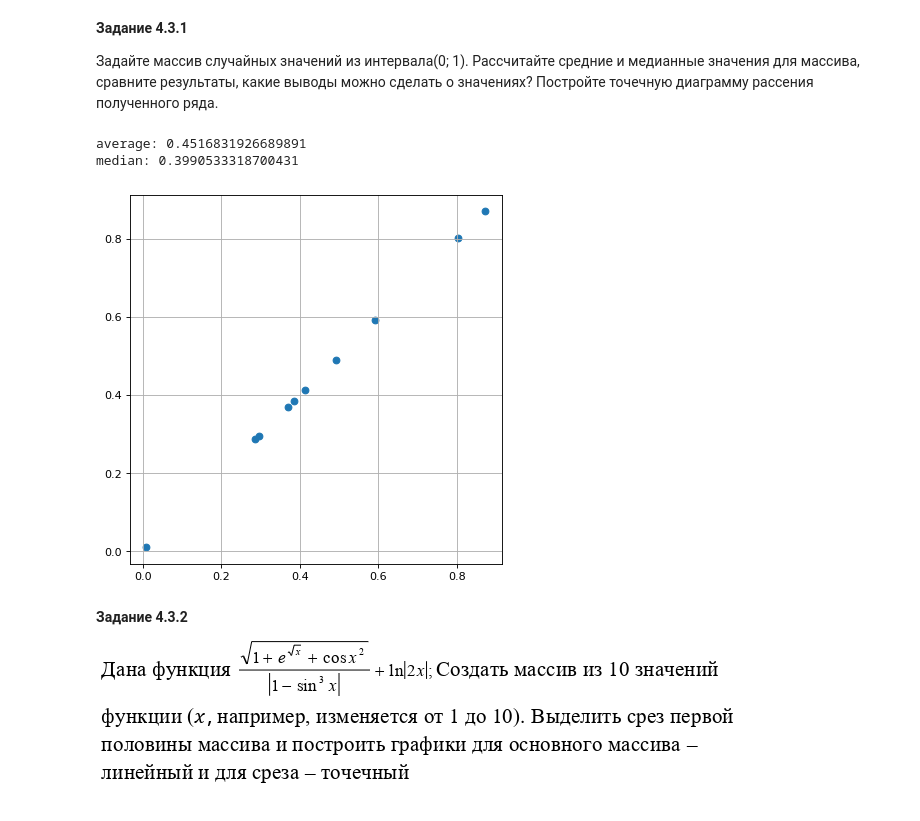
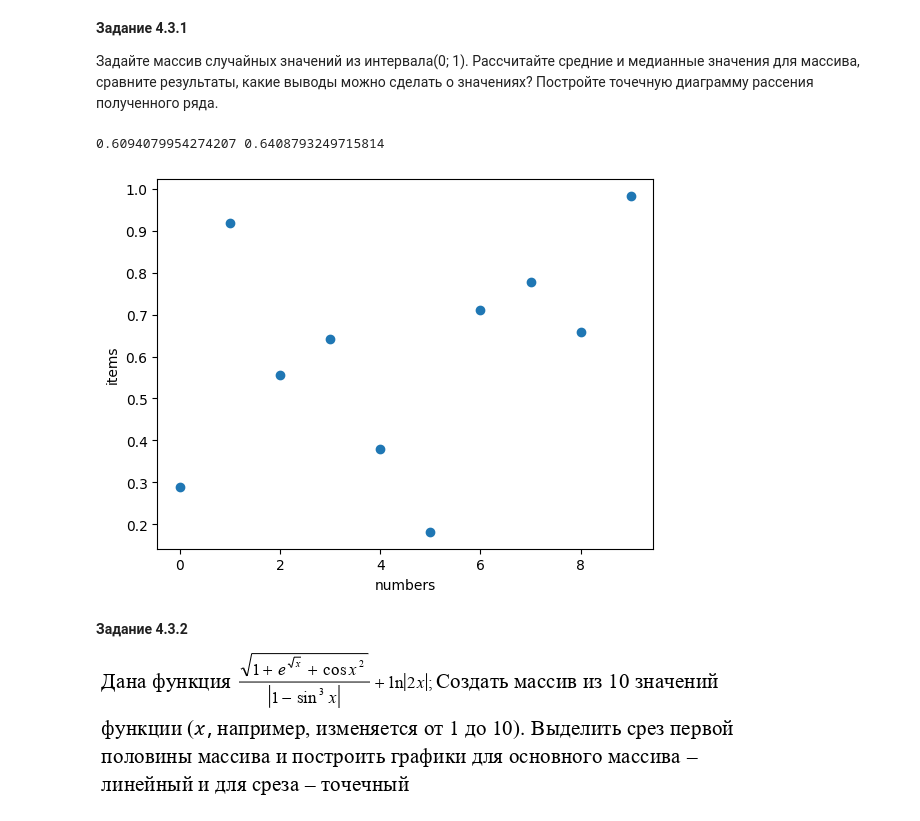
Before and after one commit to BigSekas/WB_mirea, a Jupyter notebook: Workbook1_Mironov_D.ipynb, the cells around one changed output. Drawn from its saved outputs; the diff is of its cells as text; code cells hidden in the pictures.

```diff
--- a/Workbook1_Mironov_D.ipynb
+++ b/Workbook1_Mironov_D.ipynb
@@ -269,25 +269,24 @@ plt.scatter(marks, data)
 Рассчитайте средние и медианные значения для массива, сравните
 результаты, какие выводы можно сделать о значениях?
 Постройте точечную диаграмму рассения полученного ряда.
-# %%
-import numpy as np
-from matplotlib import pyplot as plt
-
-data = np.random.random(10)
-
-average = np.average(data)
-median = np.median(data)
-print('average:', average)
-print('median:', median)
-
-figure = plt.figure(figsize=(6, 6), dpi=80)
-plt.grid()
-plt.scatter(data, data)
-plt.show()
-# %% [output]
-average: 0.4516831926689891
-median: 0.3990533318700431
-[figure, removed]
+# %%
+import random
+import matplotlib.pyplot as plt
+
+items = [random.uniform(0, 1) for i in range(10)]
+copy_items = items
+avg = sum(items)/len(items)
+items = sorted(items)
+print(avg, items[4])
+
+numbers = [i for i in range(10)]
+plt.xlabel('numbers')
+plt.ylabel('items')
+plt.scatter(x =[numbers], y = [copy_items])
+plt.show()
+# %% [output]
+0.6094079954274207 0.6408793249715814
+[figure, added]
 # %% [markdown]
 **Задание 4.3.2**
 
```
Also changed, not shown: parts of 4 cells of this notebook.
